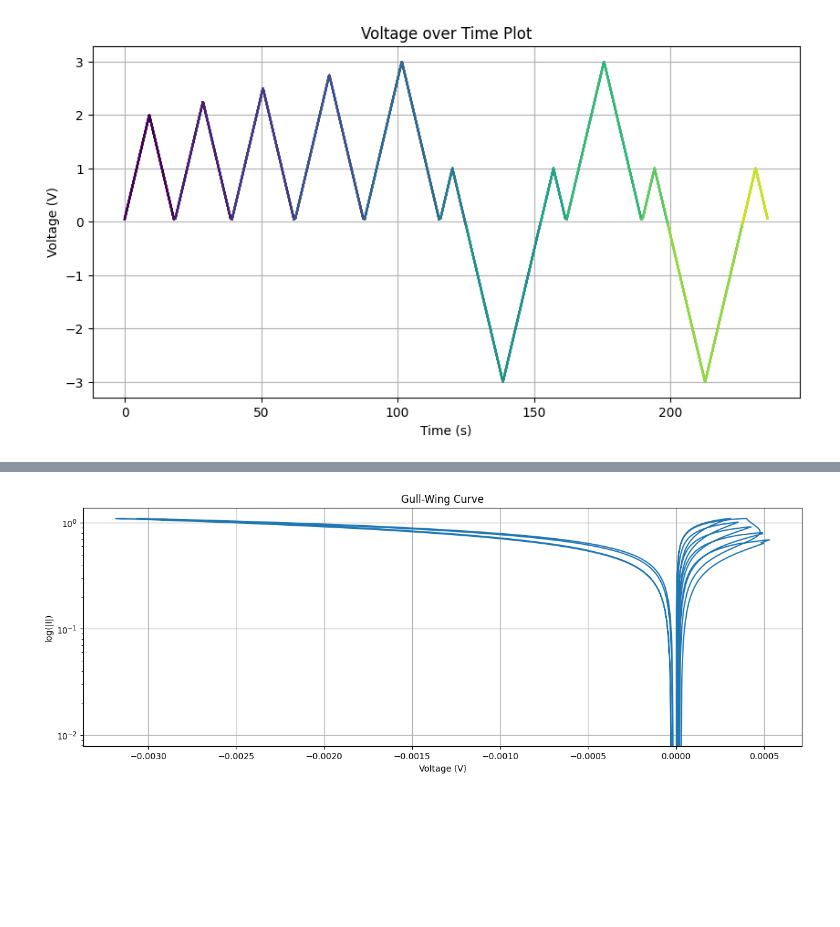
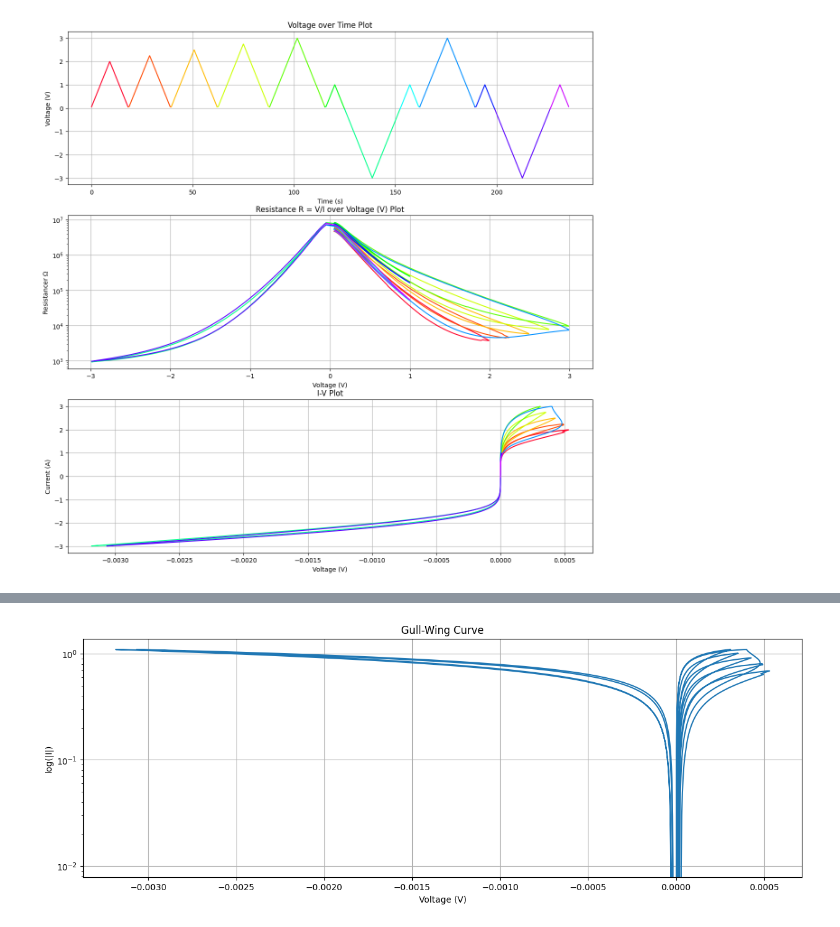
Before and after one commit to khangnp2610/CompactMemristorModel, a Jupyter notebook: task3.ipynb, the cells around one changed output, grey strips where cells are left out. Saved outputs shown, nothing was run; the diff lists cells and outputs as text; code cells hidden in the pictures; blank space fills up the shorter version.

```diff
--- a/task3.ipynb
+++ b/task3.ipynb
@@ -76,18 +76,41 @@ power_exponent = np.gradient(np.log(abs(current))) / np.gradient(np.log(abs(volt
 # %%
 # Get colors
 NUM_COLORS = 12
+cm = plt.get_cmap('gist_rainbow')
 
-cm = plt.get_cmap('viridis')
-fig, axs = plt.subplots(1, 1, figsize=(10, 5))
-axs.set_prop_cycle(color=[cm(1.*i/NUM_COLORS) for i in range(NUM_COLORS)])
-for i in range(NUM_COLORS):
-    axs.plot(time_cycle_I, voltage_cycle_I, time_cycle_II, voltage_cycle_II, time_cycle_III, voltage_cycle_III, time_cycle_IV, voltage_cycle_IV,
+# Plot
+fig, axs = plt.subplots(3, 1, figsize=(15, 15))
+
+# Voltage over Time
+axs[0].set_prop_cycle(color=[cm(1.*i/NUM_COLORS) for i in range(NUM_COLORS)])
+axs[0].plot(time_cycle_I, voltage_cycle_I, time_cycle_II, voltage_cycle_II, time_cycle_III, voltage_cycle_III, time_cycle_IV, voltage_cycle_IV,
             time_cycle_V, voltage_cycle_V, time_cycle_VI, voltage_cycle_VI, time_cycle_VII, voltage_cycle_VII, time_cycle_VIII, voltage_cycle_VIII,
             time_cycle_IX, voltage_cycle_IX, time_cycle_X, voltage_cycle_X, time_cycle_XI, voltage_cycle_XI, time_cycle_XII, voltage_cycle_XII)
-axs.set_title('Voltage over Time Plot')
-axs.set_xlabel('Time (s)')
-axs.set_ylabel('Voltage (V)')
-axs.grid()
+axs[0].set_title('Voltage over Time Plot')
+axs[0].set_xlabel('Time (s)')
+axs[0].set_ylabel('Voltage (V)')
+axs[0].grid()
+
+# Resistance over Voltage
+axs[1].set_prop_cycle(color=[cm(1.*i/NUM_COLORS) for i in range(NUM_COLORS)])
+axs[1].plot(voltage_cycle_I, resistance_cycle_I, voltage_cycle_II, resistance_cycle_II, voltage_cycle_III, resistance_cycle_III, voltage_cycle_IV, resistance_cycle_IV,
+            voltage_cycle_V, resistance_cycle_V, voltage_cycle_VI, resistance_cycle_VI, voltage_cycle_VII, resistance_cycle_VII, voltage_cycle_VIII, resistance_cycle_VIII,
+            voltage_cycle_IX, resistance_cycle_IX, voltage_cycle_X, resistance_cycle_X, voltage_cycle_XI, resistance_cycle_XI, voltage_cycle_XII, resistance_cycle_XII)
+axs[1].set_title('Resistance R = V/I over Voltage (V) Plot')
+axs[1].set_xlabel('Voltage (V)')
+axs[1].set_ylabel('Resistance' + 'r $\Omega$')
+axs[1].set_yscale('log')
+axs[1].grid()
+
+# Voltage over Current
+axs[2].set_prop_cycle(color=[cm(1.*i/NUM_COLORS) for i in range(NUM_COLORS)])
+axs[2].plot(current_cycle_I, voltage_cycle_I, current_cycle_II, voltage_cycle_II, current_cycle_III, voltage_cycle_III, current_cycle_IV, voltage_cycle_IV,
+            current_cycle_V, voltage_cycle_V, current_cycle_VI, voltage_cycle_VI, current_cycle_VII, voltage_cycle_VII, current_cycle_VIII, voltage_cycle_VIII,
+            current_cycle_IX, voltage_cycle_IX, current_cycle_X, voltage_cycle_X, current_cycle_XI, voltage_cycle_XI, current_cycle_XII, voltage_cycle_XII)
+axs[2].set_title('I-V Plot')
+axs[2].set_xlabel('Voltage (V)')
+axs[2].set_ylabel('Current (A)')
+axs[2].grid()
 plt.show()
 # %% [output]
-[figure, old version]
+[figure, new version]
```
Also changed, not shown: parts of 1 cell of this notebook.
